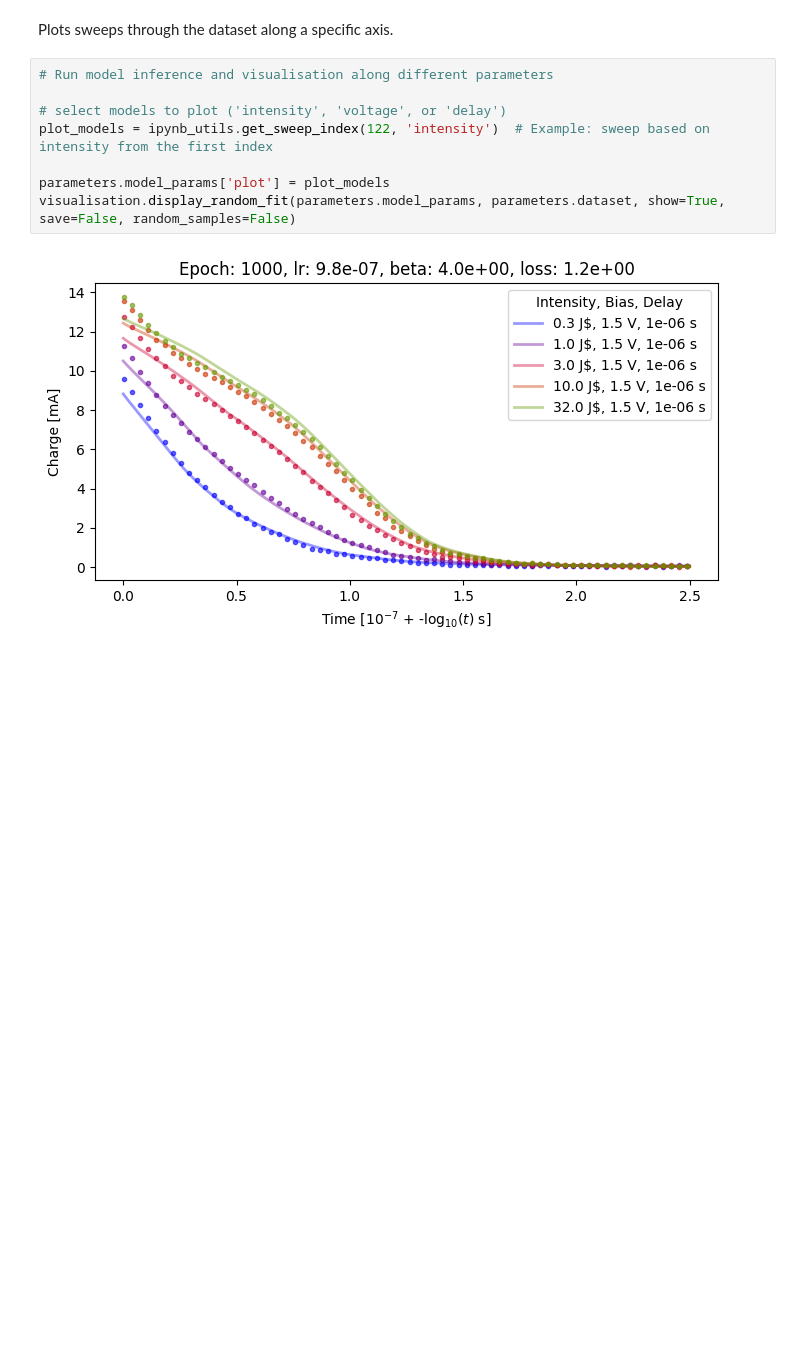
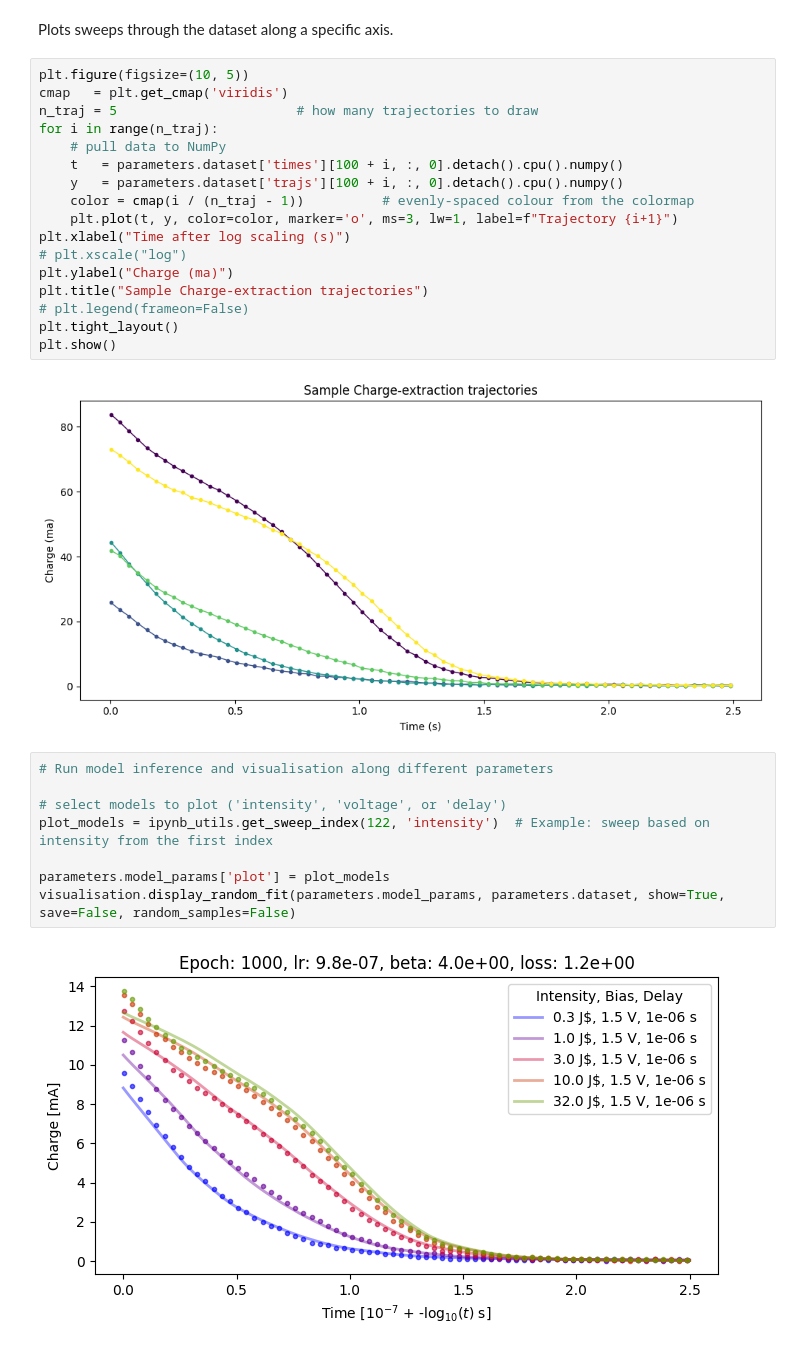
Before and after one commit to rayyyd/ML_charge_modeling, a Jupyter notebook: parameter_tuning/interpretability.ipynb, the cells around one changed output. Saved outputs shown, nothing was run; the diff lists cells and outputs as text; blank space fills up the shorter version.

```diff
--- a/parameter_tuning/interpretability.ipynb
+++ b/parameter_tuning/interpretability.ipynb
@@ -144,5 +192,24 @@ np.float64(1.9638086422284444)
 # %% [markdown]
 Plots sweeps through the dataset along a specific axis.
+# %%
+plt.figure(figsize=(10, 5))
+cmap   = plt.get_cmap('viridis')
+n_traj = 5                       # how many trajectories to draw
+for i in range(n_traj):
+    # pull data to NumPy
+    t   = parameters.dataset['times'][100 + i, :, 0].detach().cpu().numpy()
+    y   = parameters.dataset['trajs'][100 + i, :, 0].detach().cpu().numpy()
+    color = cmap(i / (n_traj - 1))          # evenly-spaced colour from the colormap
+    plt.plot(t, y, color=color, marker='o', ms=3, lw=1, label=f"Trajectory {i+1}")
+plt.xlabel("Time after log scaling (s)")
+# plt.xscale("log")
+plt.ylabel("Charge (ma)")
+plt.title("Sample Charge-extraction trajectories")
+# plt.legend(frameon=False)
+plt.tight_layout()
+plt.show()
+# %% [output]
+[figure, added]
 # %%
 # Run model inference and visualisation along different parameters
 
```
Also changed, not shown: parts of 7 cells of this notebook, 4 other files.
